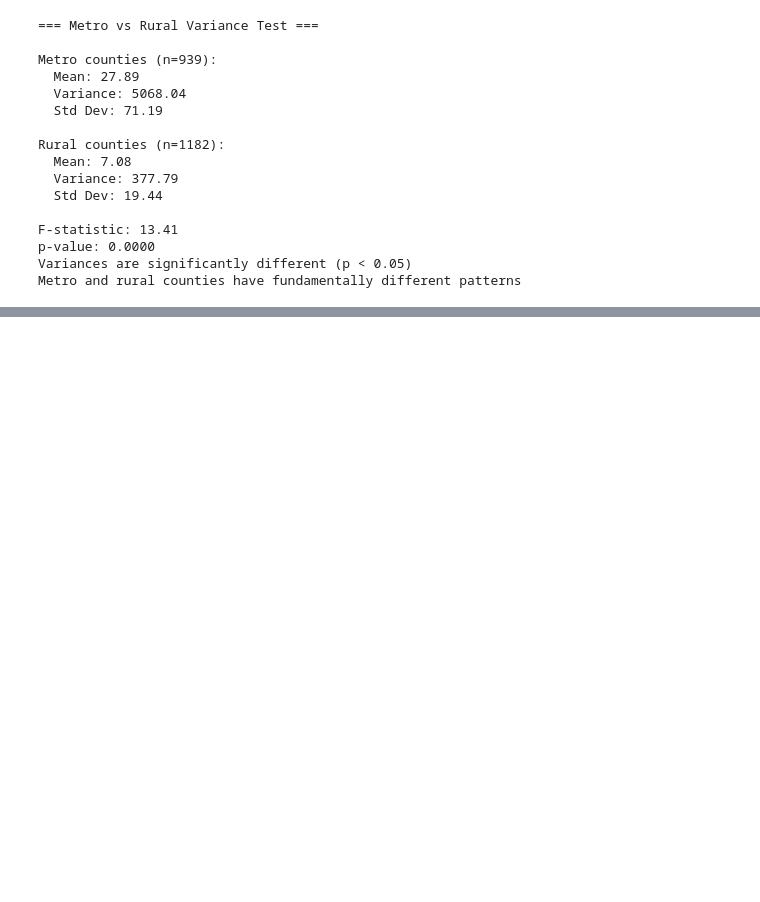
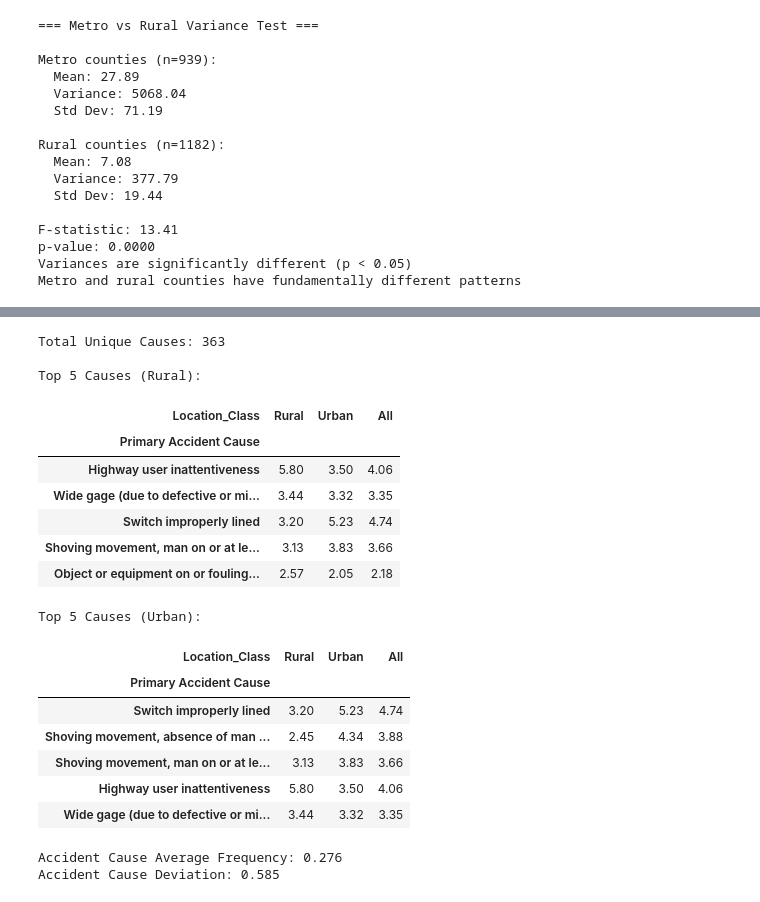
Before and after one commit to TimothyHHMai/rail-risk-census-analysis-521, a Jupyter notebook: notebooks/phase-1-proposal.ipynb, the cells around one changed output, grey strips where cells are left out. Cells and saved outputs as stored; diff of their text form; code cells hidden in the pictures; blank space fills up the shorter version.

```diff
--- a/notebooks/phase-1-proposal.ipynb
+++ b/notebooks/phase-1-proposal.ipynb
@@ -641 +598,49 @@ HIGH VIABILITY
+# %%
+print('Total Unique Causes:', len(df_merged['Primary Accident Cause'].unique()), '\n')
+
+#Calculates the count of all accident causes, separated by rural and urban counts
+accident_cause_counts = pd.pivot_table(
+    df_merged,
+    index = 'Primary Accident Cause',
+    columns = 'Location_Class',
+    values = 'Accident Number',
+    aggfunc = 'count',
+    fill_value = 0,
+    margins = True)
+
+#Normalizes the values by dividing by the All Accidents row and multiplying by 100%
+accident_cause_counts = (accident_cause_counts / accident_cause_counts.iloc[-1]) * 100
+
+#Drops the 'All' row to determine the top 5 Causes
+accident_cause_counts = accident_cause_counts[accident_cause_counts.index != 'All']
+
+print('Top 5 Causes (Rural):')
+display(accident_cause_counts.nlargest(5, 'Rural').round(2))
+print('Top 5 Causes (Urban):')
+display(accident_cause_counts.nlargest(5, 'Urban').round(2))
+
+#Calculates and displays the average frequency and the frequency variance
+print('Accident Cause Average Frequency:', round(accident_cause_counts['All'].mean(), 3))
+print('Accident Cause Deviation:', round(accident_cause_counts['All'].std(), 3))
+# %% [output]
+Total Unique Causes: 363
+
+Top 5 Causes (Rural):
+| Location_Class | Rural | Urban | All |
+| Primary Accident Cause |  |  |  |
+| Highway user inattentiveness | 5.80 | 3.50 | 4.06 |
+| Wide gage (due to defective or mi... | 3.44 | 3.32 | 3.35 |
+| Switch improperly lined | 3.20 | 5.23 | 4.74 |
+| Shoving movement, man on or at le... | 3.13 | 3.83 | 3.66 |
+| Object or equipment on or fouling... | 2.57 | 2.05 | 2.18 |
+Top 5 Causes (Urban):
+| Location_Class | Rural | Urban | All |
+| Primary Accident Cause |  |  |  |
+| Switch improperly lined | 3.20 | 5.23 | 4.74 |
+| Shoving movement, absence of man ... | 2.45 | 4.34 | 3.88 |
+| Shoving movement, man on or at le... | 3.13 | 3.83 | 3.66 |
+| Highway user inattentiveness | 5.80 | 3.50 | 4.06 |
+| Wide gage (due to defective or mi... | 3.44 | 3.32 | 3.35 |
+Accident Cause Average Frequency: 0.276
+Accident Cause Deviation: 0.585
 # %% [markdown]
```
Also changed, not shown: parts of 23 cells of this notebook.
